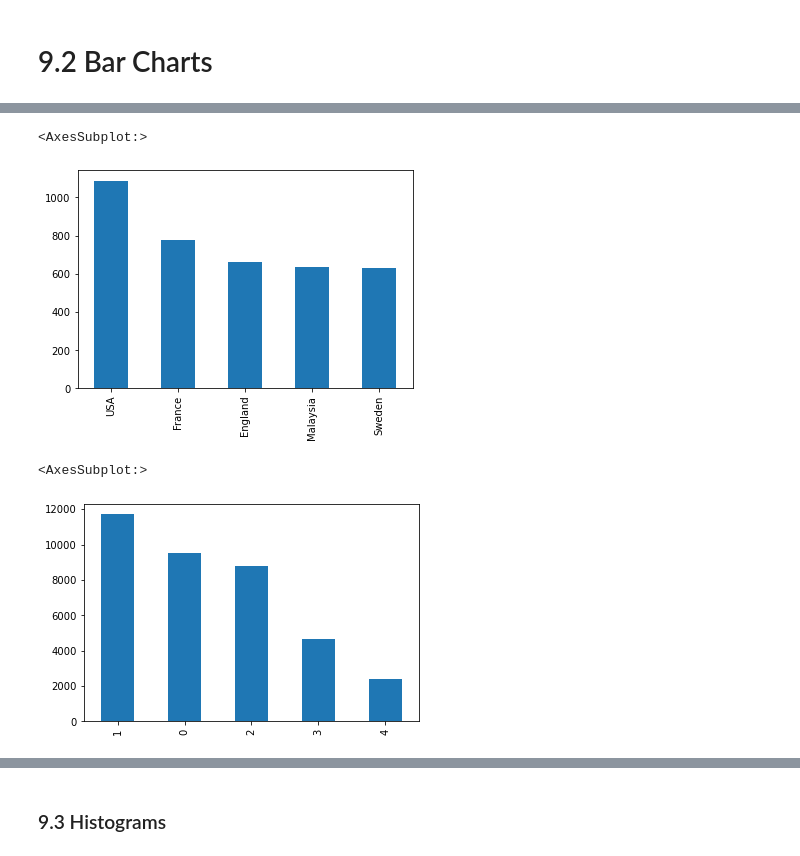
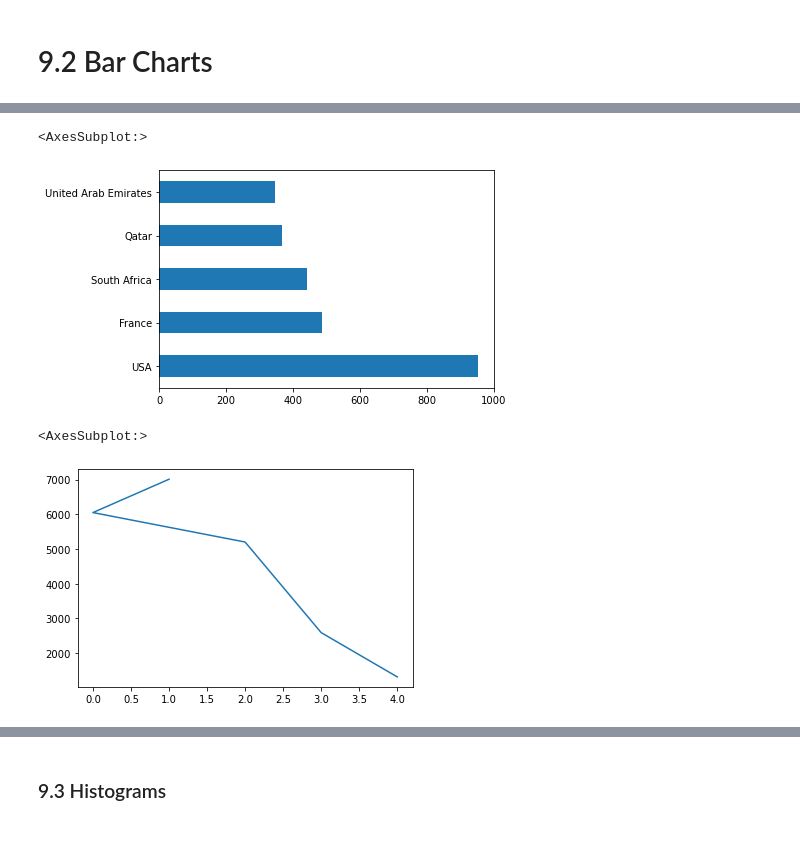
Before and after one commit to austin-intro-to-python/13-data-visualization, a Jupyter notebook: Data_Visualization_Solution.ipynb, the cells around one changed output, grey strips where cells are left out. Cells and saved outputs as stored; diff of their text form; code cells hidden in the pictures.

```diff
--- a/Data_Visualization_Solution.ipynb
+++ b/Data_Visualization_Solution.ipynb
@@ -24,0 +29,3 @@ foot.head()
+# %%
+foot['new-date']=pd.to_datetime(foot['date'])
+foot['new-date'].dtype
@@ -24,0 +34,2 @@ foot.head()
+# %%
+foot['year'] = foot['new-date'].dt.year
@@ -24,0 +45,4 @@ foot.head()
+# %%
+foot['month'] = foot['new-date'].dt.month
+foot['day'] = foot['new-date'].dt.day
+foot['weekday'] = foot['new-date'].dt.weekday
@@ -65,3 +98,5 @@ foot['year'].value_counts().sort_index().plot()
 # %% [output]
 <AxesSubplot:>
 [figure]
+# %%
+foot = foot[foot['year']>1990]
@@ -70,12 +129,12 @@ foot['year'].value_counts().sort_index().plot()
 # %%
 # A. Let's see how many games each country played, represented as a bar chart
-foot['country'].value_counts().head().plot(kind="bar")
+foot['country'].value_counts().head(5).plot(kind="barh")
 # %% [output]
 <AxesSubplot:>
-[figure, old version]
+[figure, new version]
 # %%
 # B. Now let's plot the occurence of specific scores for the home team
-foot['home_score'].value_counts().head().plot(kind="bar")
+foot['home_score'].value_counts().head().plot()
 # %% [output]
 <AxesSubplot:>
-[figure, old version]
+[figure, new version]
```
Also changed, not shown: parts of 29 cells of this notebook, 1 other file.
